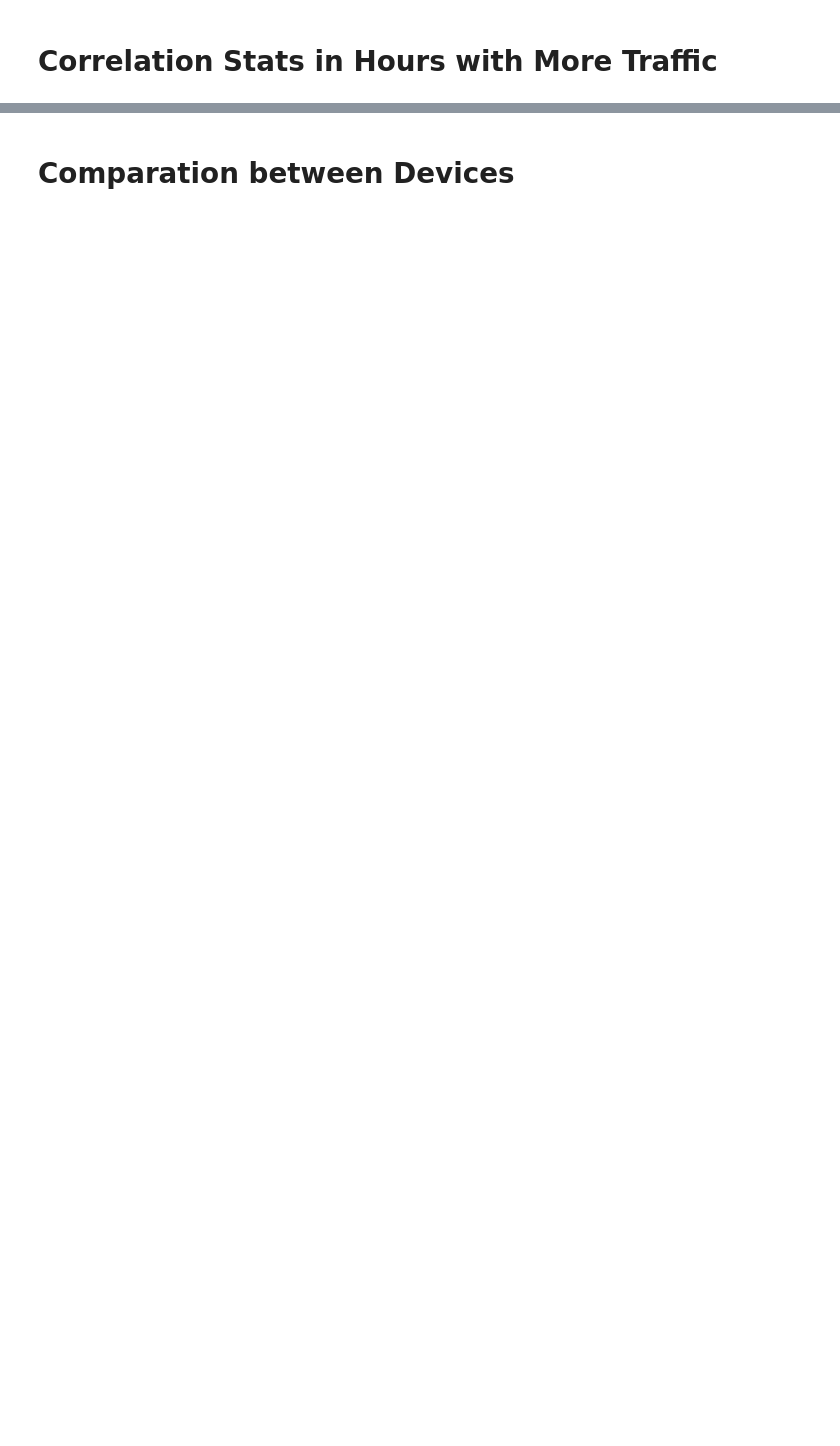
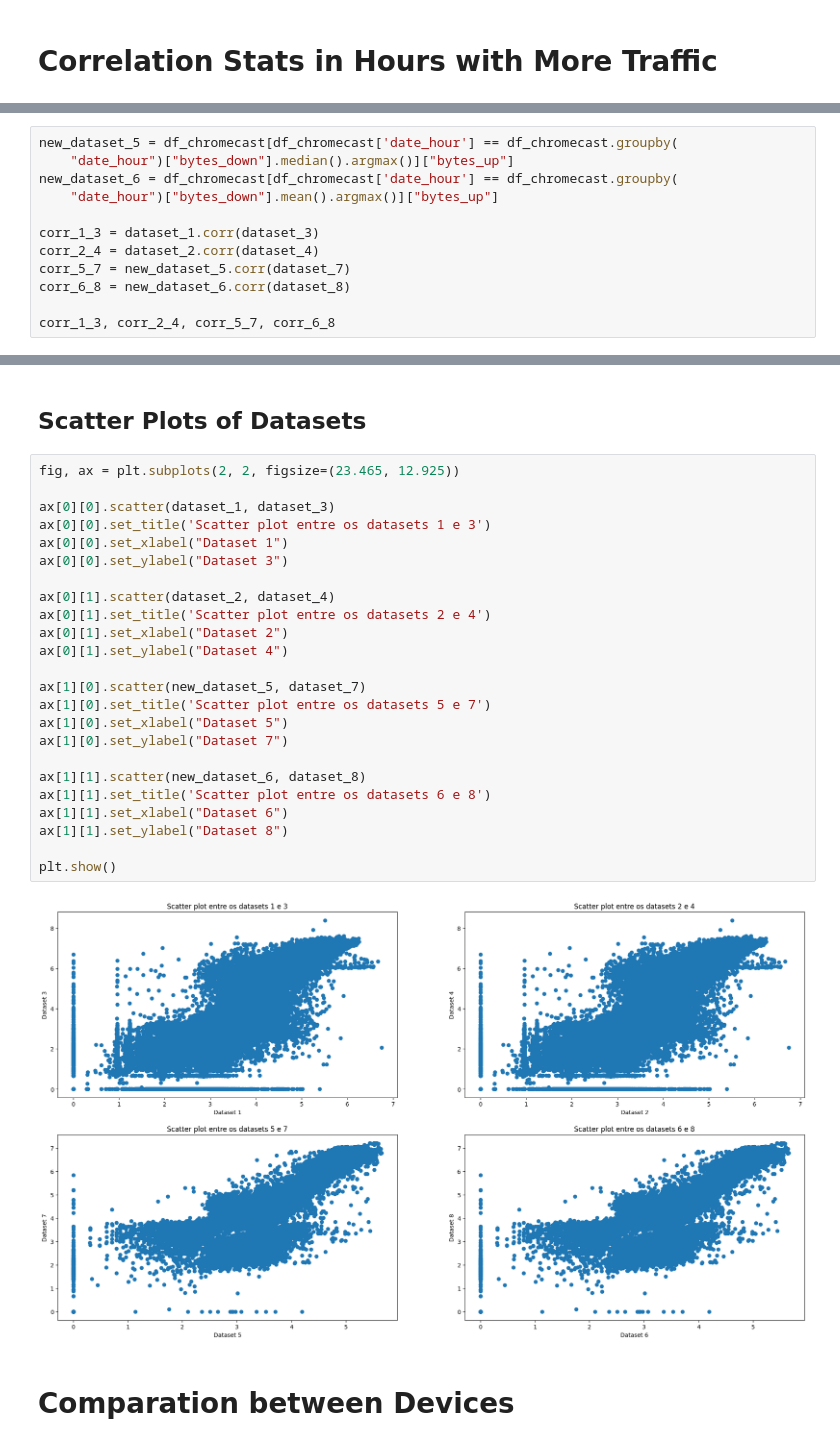
Before and after one commit to lucas-inocencio/Probability-and-Statistics, a Jupyter notebook: src/internet-provider-analysis.ipynb, the cells around one changed output, grey strips where cells are left out. Cells and saved outputs as stored; diff of their text form; blank space fills up the shorter version.

```diff
--- a/src/internet-provider-analysis.ipynb
+++ b/src/internet-provider-analysis.ipynb
@@ -575,0 +585,12 @@ plt.show()
+# %%
+new_dataset_5 = df_chromecast[df_chromecast['date_hour'] == df_chromecast.groupby(
+    "date_hour")["bytes_down"].median().argmax()]["bytes_up"]
+new_dataset_6 = df_chromecast[df_chromecast['date_hour'] == df_chromecast.groupby(
+    "date_hour")["bytes_down"].mean().argmax()]["bytes_up"]
+
+corr_1_3 = dataset_1.corr(dataset_3)
+corr_2_4 = dataset_2.corr(dataset_4)
+corr_5_7 = new_dataset_5.corr(dataset_7)
+corr_6_8 = new_dataset_6.corr(dataset_8)
+
+corr_1_3, corr_2_4, corr_5_7, corr_6_8
@@ -576,2 +602,30 @@ plt.show()
+# %% [markdown]
+## Scatter Plots of Datasets
+# %%
+fig, ax = plt.subplots(2, 2, figsize=(23.465, 12.925))
+
+ax[0][0].scatter(dataset_1, dataset_3)
+ax[0][0].set_title('Scatter plot entre os datasets 1 e 3')
+ax[0][0].set_xlabel("Dataset 1")
+ax[0][0].set_ylabel("Dataset 3")
+
+ax[0][1].scatter(dataset_2, dataset_4)
+ax[0][1].set_title('Scatter plot entre os datasets 2 e 4')
+ax[0][1].set_xlabel("Dataset 2")
+ax[0][1].set_ylabel("Dataset 4")
+
+ax[1][0].scatter(new_dataset_5, dataset_7)
+ax[1][0].set_title('Scatter plot entre os datasets 5 e 7')
+ax[1][0].set_xlabel("Dataset 5")
+ax[1][0].set_ylabel("Dataset 7")
+
+ax[1][1].scatter(new_dataset_6, dataset_8)
+ax[1][1].set_title('Scatter plot entre os datasets 6 e 8')
+ax[1][1].set_xlabel("Dataset 6")
+ax[1][1].set_ylabel("Dataset 8")
+
+plt.show()
+# %% [output]
+[figure, added]
 # %% [markdown]
 # Comparation between Devices
```
Also changed, not shown: parts of 14 cells of this notebook, 13 other files.
